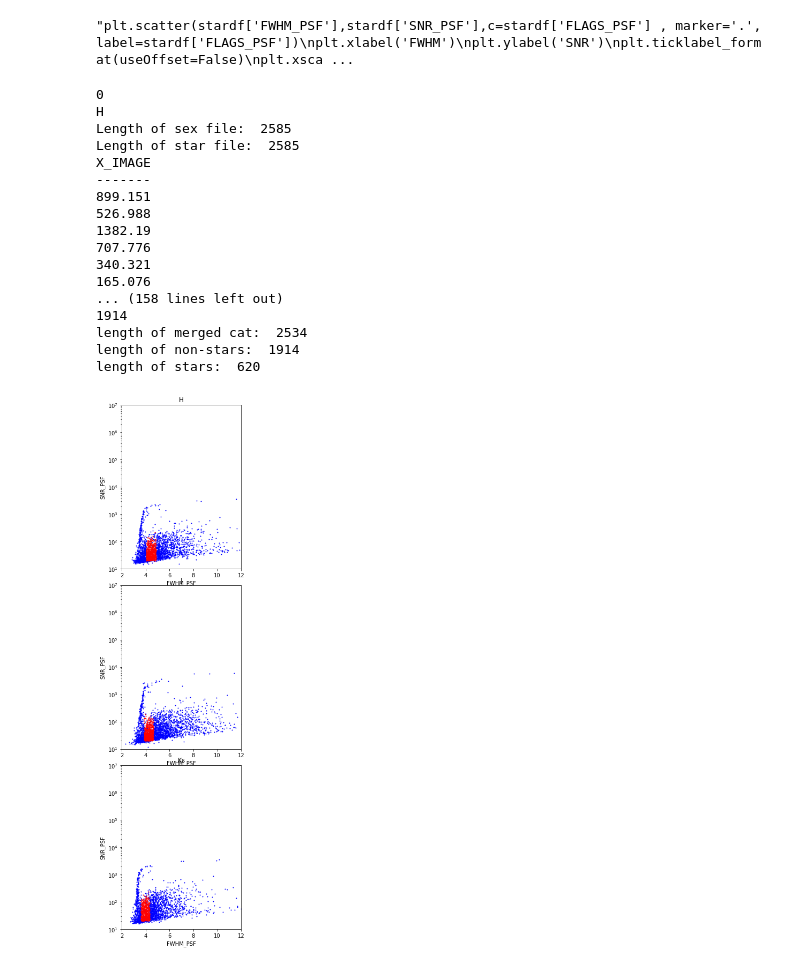
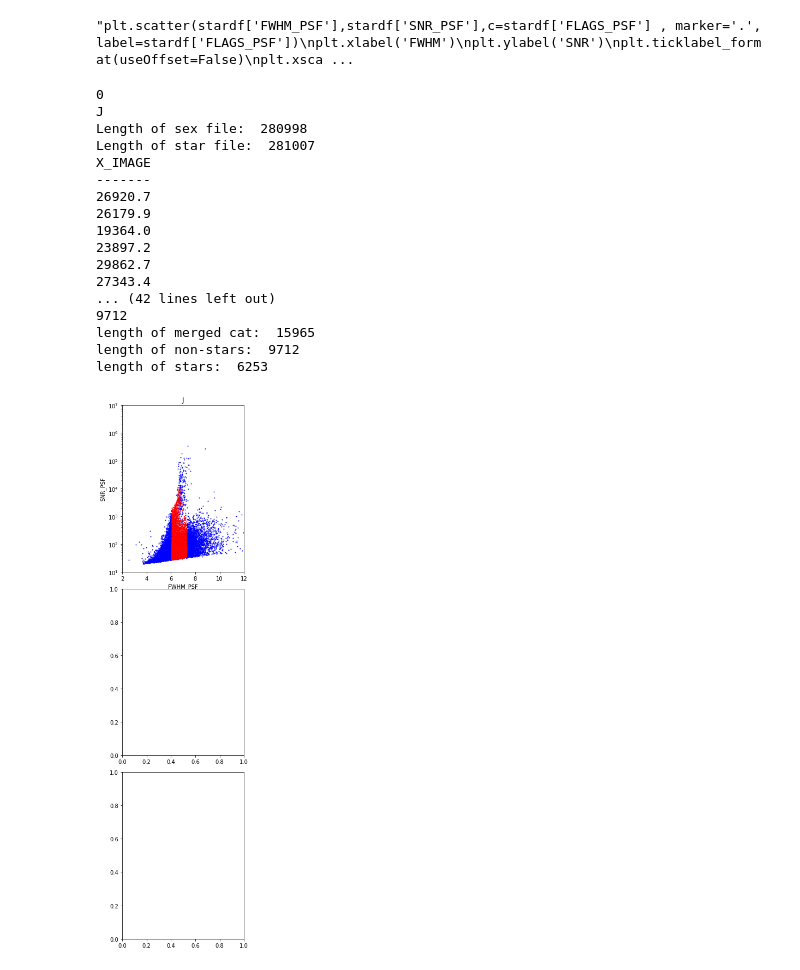
Before and after one commit to aamon/DEEP, a Jupyter notebook: TestStarSelect_deep.ipynb, the cells around one changed output. Saved outputs shown, nothing was run; the diff lists cells and outputs as text; code cells hidden in the pictures.

```diff
--- a/TestStarSelect_deep.ipynb
+++ b/TestStarSelect_deep.ipynb
@@ -85,8 +85,8 @@ import pandas
 # %%
 def read_files(filter):
 
-    #sex_file="/global/cscratch1/sd/amichoi/UltraVISTA/cat/UVISTA_%s_21_01_16_psfcat.fits" % (filter)
-    sex_file="/global/cscratch1/sd/amichoi/VIDEO/cat/VIDEO_%s_6_52.80_-27.71_psfcat.fits" % (filter)
+    sex_file="/global/cscratch1/sd/amichoi/UltraVISTA/cat/UVISTA_%s_21_01_16_psfcat.fits" % (filter)
+    #sex_file="/global/cscratch1/sd/amichoi/VIDEO/cat/VIDEO_%s_6_52.80_-27.71_psfcat.fits" % (filter)
 
     dat = fits.open(sex_file)
     cols = dat[2].columns
@@ -95,8 +95,8 @@ def read_files(filter):
     print("Length of sex file: ", len(sex))
 
     #read in list of stars made from Sextractor and PSFEx
-    #star_file="/global/homes/a/aamon/DES/DEStests/DEEP/deeppsfs/UltraVista/UVISTA_%s_21_01_16_psfex-starlist.fits" % (filter)
-    star_file="/global/cscratch1/sd/amichoi/VIDEO/psf/VIDEO_%s_6_52.80_-27.71_psfex-starlist.fits" % (filter)
+    star_file="/global/homes/a/aamon/DES/DEStests/DEEP/deeppsfs/UltraVista/UVISTA_%s_21_01_16_psfex-starlist.fits" % (filter)
+    #star_file="/global/cscratch1/sd/amichoi/VIDEO/psf/VIDEO_%s_6_52.80_-27.71_psfex-starlist.fits" % (filter)
 
     dat = fits.open(star_file)
     cols = dat[2].columns
@@ -105,15 +105,15 @@ def read_files(filter):
     print("Length of star file: ", len(star))
 
     print(sex['X_IMAGE'],star['X_IMAGE'])
-    #sex.rename_column('XWIN_IMAGE', 'X')  #USE  FOR ULTRAVISTA
-    #star.rename_column('X_IMAGE', 'X')
-    #sexstarmerge = join(sex, star, keys=['X'],  join_type='inner') #
+    sex.rename_column('XWIN_IMAGE', 'X')  #USE  FOR ULTRAVISTA
+    star.rename_column('X_IMAGE', 'X')
+    sexstarmerge = join(sex, star, keys=['X'],  join_type='inner') #
 
-    sex['X_IMAGE']=sex['X_IMAGE'].astype(int)
-    star['X_IMAGE']=star['X_IMAGE'].astype(int)
-    sex['Y_IMAGE']=sex['Y_IMAGE'].astype(int)
-    star['Y_IMAGE']=star['Y_IMAGE'].astype(int)
-    sexstarmerge = join(sex, star, keys=['X_IMAGE','Y_IMAGE'],  join_type='inner')
+    #sex['X_IMAGE']=sex['X_IMAGE'].astype(int)
+    #star['X_IMAGE']=star['X_IMAGE'].astype(int)
+    #sex['Y_IMAGE']=sex['Y_IMAGE'].astype(int)
+    #star['Y_IMAGE']=star['Y_IMAGE'].astype(int)
+    #sexstarmerge = join(sex, star, keys=['X_IMAGE','Y_IMAGE'],  join_type='inner')
 
     print("length of merged cat: ", len(sexstarmerge))
 
@@ -141,7 +141,7 @@ plt.legend(stardf['FLAGS_PSF'])"""
 # %% [output]
 "plt.scatter(stardf['FWHM_PSF'],stardf['SNR_PSF'],c=stardf['FLAGS_PSF'] , marker='.', label=stardf['FLAGS_PSF'])\nplt.xlabel('FWHM')\nplt.ylabel('SNR')\nplt.ticklabel_format(useOffset=False)\nplt.xsca ...
 # %%
-filter=['H', 'J', 'Ks']#, 'Y']
+filter=['J'] #['H', 'J', 'Ks']#, 'Y']
 numfilts=len(filter)
 
 #make figure for fwhm-snr
@@ -182,45 +182,45 @@ for i in range(numfilts):
     #axs[i].legend(sexstar['FLAGS_PSF'])
 
     #axs2[i].scatter(x=sex['FLUX_RADIUS'],y=sex['FLUX_APER'][:,3],c='blue',label='FLAGS_PSF=0', marker='.',s=4) use this is conconcered about matching
     axs2[i].scatter(sexstar['FLUX_RADIUS'][np.where(sexstar['FLAGS_PSF']!=0)],sexstar['FLUX_APER'][[np.where(sexstar['FLAGS_PSF']!=0)],3]/sexstar['FLUXERR_APER'][[np.where(sexstar['FLAGS_PSF']!=0)],3],c='blue',label='FLAGS_PSF>0', marker='.',s=4) # , colormap='viridis')
     axs2[i].scatter(sexstar['FLUX_RADIUS'][np.where(sexstar['FLAGS_PSF']==0)],sexstar['FLUX_APER'][[np.where(sexstar['FLAGS_PSF']==0)],3]/sexstar['FLUXERR_APER'][[np.where(sexstar['FLAGS_PSF']==0)],3],c='red',label='FLAGS_PSF=0', marker='.',s=4)
     ##plt.xscale('log')
     axs2[i].set_yscale('log')
     axs2[i].set_ylim(1,10**6)
     axs2[i].set_xlim(1,10)
     #axs2[i].legend(sexstar['FLAGS_PSF'])
     axs2[i].set_xlabel('FLUX_RADIUS')
     axs2[i].set_ylabel('FLUX_APER/FLUXERR_APER')
     axs2[i].set_title(filt)
 
     axs3[i].scatter(sexstar['MAG_APER'][[np.where(sexstar['FLAGS_PSF']!=0)],0], sexstar['FLUX_RADIUS'][np.where(sexstar['FLAGS_PSF']!=0)],c='blue',label='FLAGS_PSF>0', marker='.',s=4) # , colormap='viridis')
     axs3[i].scatter(sexstar['MAG_APER'][[np.where(sexstar['FLAGS_PSF']==0)],0], sexstar['FLUX_RADIUS'][np.where(sexstar['FLAGS_PSF']==0)],c='red',label='FLAGS_PSF=0', marker='.',s=4)
     axs3[i].set_ylim(0,10)
     axs3[i].set_xlim(10,28)
     #axs2[i].legend(sexstar['FLAGS_PSF'])
     axs3[i].set_ylabel('FLUX_RADIUS')
     axs3[i].set_xlabel('MAG_APER')
     axs3[i].set_title(filt)
 
 #fig.savefig("Figs/VIDEO_SNR_psffwhm.pdf")
 #fig2.savefig("Figs/VIDEO_SN_size.pdf")
 #fig3.savefig("Figs/VIDEO_size_mag.pdf")
 # %% [output]
 0
-H
-Length of sex file:  2585
-Length of star file:  2585
+J
+Length of sex file:  280998
+Length of star file:  281007
 X_IMAGE
 -------
-899.151
-526.988
-1382.19
-707.776
-340.321
-165.076
-... (158 lines left out)
-1914
-length of merged cat:  2534
-length of non-stars:  1914
-length of stars:  620
+26920.7
+26179.9
+19364.0
+23897.2
+29862.7
+27343.4
+... (42 lines left out)
+9712
+length of merged cat:  15965
+length of non-stars:  9712
+length of stars:  6253
-[figure, old version]
+[figure, new version]
```
Also changed, not shown: parts of 2 cells of this notebook, 5 other files.
